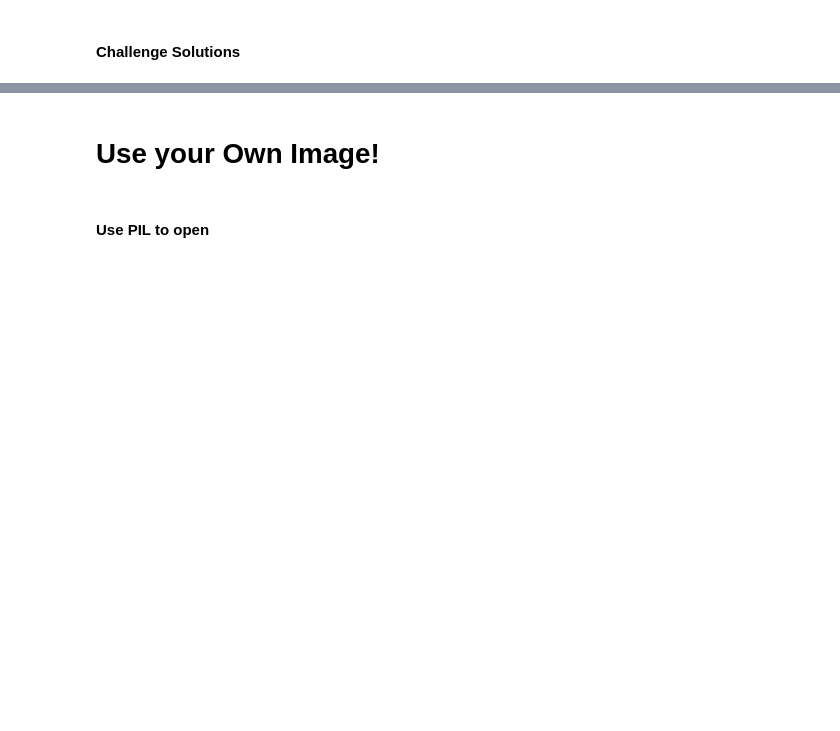
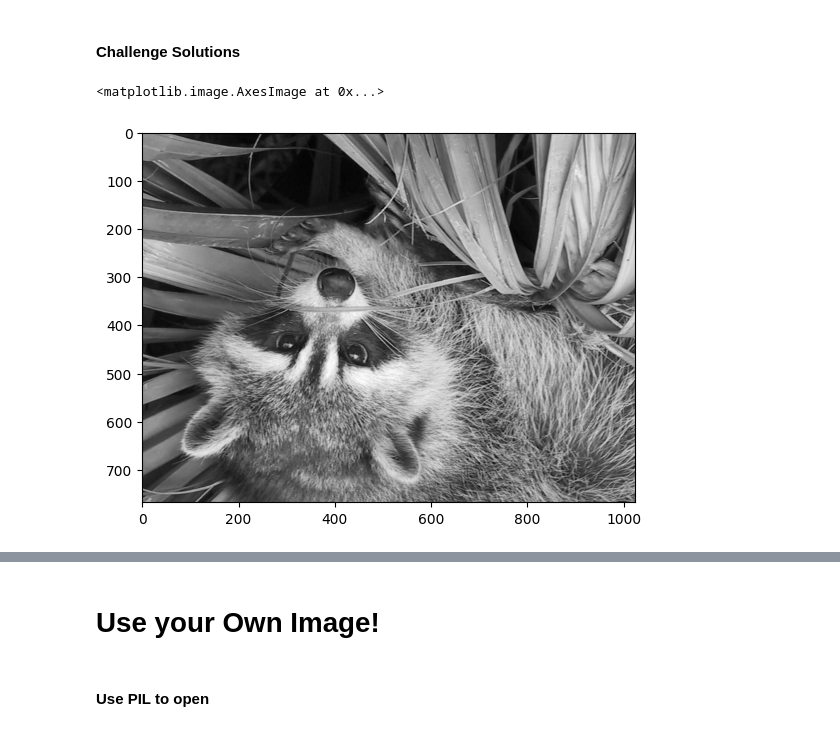
Before and after one commit to anandachanta19/100DaysOfCode, a Jupyter notebook: Numpy/Computation_with_NumPy_and_N_Dimensional_Arrays_(start).ipynb, the cells around one changed output, grey strips where cells are left out. Drawn from its saved outputs; the diff is of its cells as text; code cells hidden in the pictures; blank space fills up the shorter version.

```diff
--- a/Numpy/Computation_with_NumPy_and_N_Dimensional_Arrays_(start).ipynb
+++ b/Numpy/Computation_with_NumPy_and_N_Dimensional_Arrays_(start).ipynb
@@ -315,3 +348,8 @@ grey_vals = np.array([0.2126, 0.7152, 0.0722])
 <img src=https://i.imgur.com/cfFbuex.png>
 # %% [markdown]
 #### Challenge Solutions
+# %%
+plt.imshow(np.flip(grey_img), cmap='gray')
+# %% [output]
+<matplotlib.image.AxesImage at 0x...>
+[figure, added]
```
Also changed, not shown: parts of 12 cells of this notebook.
